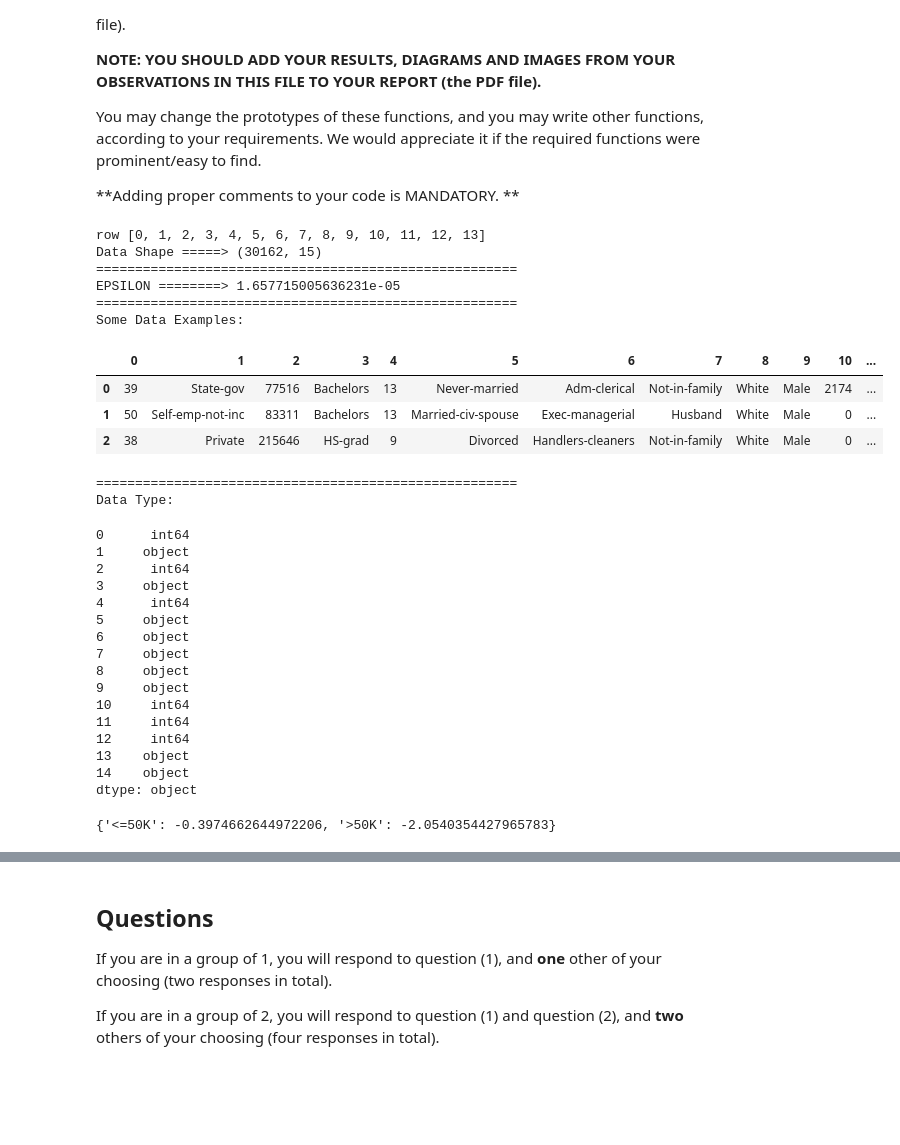
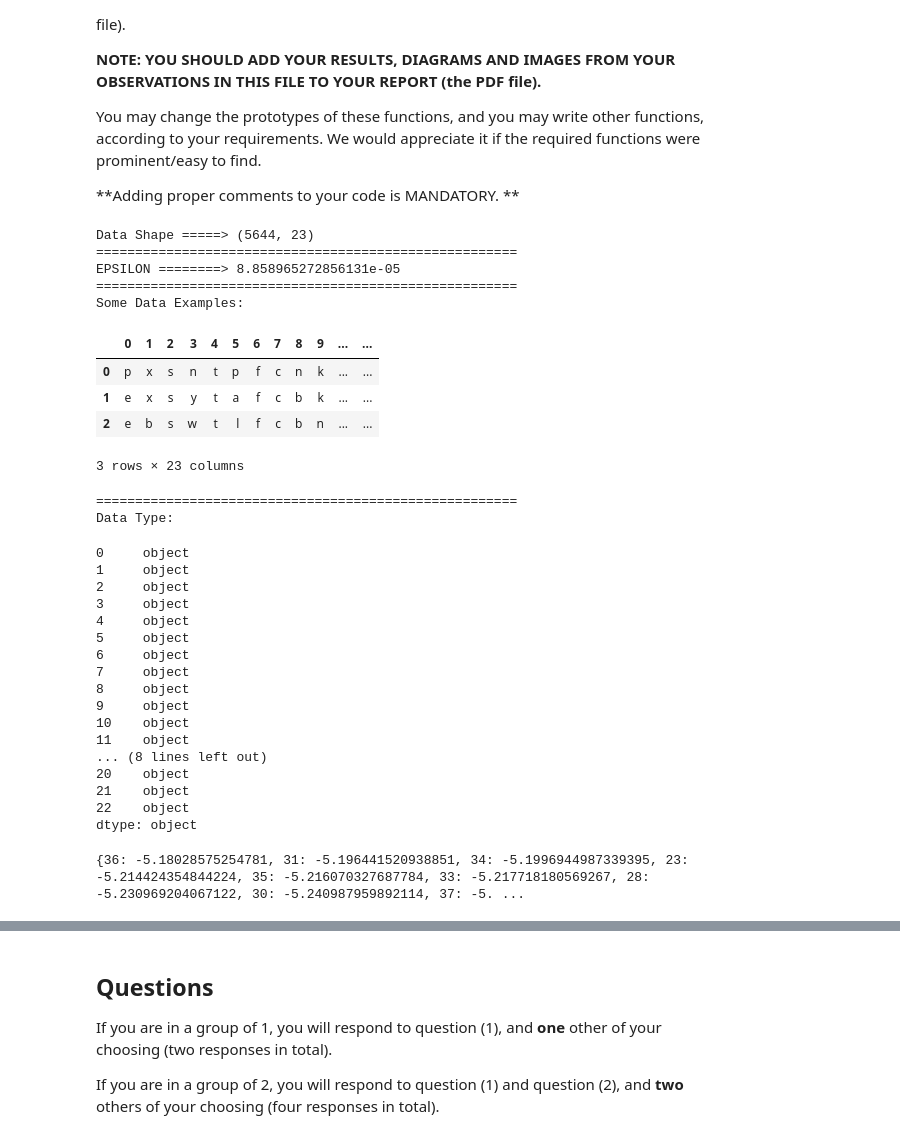
Before and after one commit to JerryMu/Naive-Bayes, a Jupyter notebook: assignment1.ipynb, the cells around one changed output, grey strips where cells are left out. Saved outputs shown, nothing was run; the diff lists cells and outputs as text; code cells hidden in the pictures; blank space fills up the shorter version.

```diff
--- a/assignment1.ipynb
+++ b/assignment1.ipynb
@@ -61,68 +61,68 @@ def preprocess(df, missing_values):
 
 #  Enter dataset here
 missing_values = '?'
-train_data = preprocess(adult, missing_values)
+train_data = preprocess(mushroom, missing_values)
 
 '''
     datasets_types can be
     NOMINAL: NOMINAL ATTRIBUTES DATASETS,
     NUMERIC: NUMERIC ATTRIBUTES DATASETS,
     ORDINAL: ORDINAL ATTRIBUTES DATASETS,
     MIX: DATASETS WITH A MIX OF ATTRIBUTE TYPES
 '''
-datasets_types = "MIX"
+datasets_types = "NOMINAL"
 
 # 0 represents nomianl, 1 represents ordinal, 2 represents numeric
 feature_types = [2, 0, 2, 1, 1, 0, 0, 0, 0, 0, 2, 2, 2, 0]
-class_column = 14
+class_column = 0
 EPSILON = 1/(2*train_data.shape[0])
 
 # 分开label和数据
 label = train_data.iloc[:,class_column]
 train_set = train_data.drop(columns=class_column)
 
-feature_rows = list(train_set.columns)
+feature_columns = list(train_set.columns)
 
-print("row",feature_rows)
 # Show some useful information about the data
 print("Data Shape =====>", train_data.shape)
 print("======================================================")
 print("EPSILON ========>", EPSILON)
 print("======================================================")
 print("Some Data Examples:")
 display(train_data.head(3))
 print("======================================================")
 print("Data Type:")
 display(train_data.dtypes)
 # %% [output]
-row [0, 1, 2, 3, 4, 5, 6, 7, 8, 9, 10, 11, 12, 13]
-Data Shape =====> (30162, 15)
+Data Shape =====> (5644, 23)
 ======================================================
-EPSILON ========> 1.657715005636231e-05
+EPSILON ========> 8.858965272856131e-05
 ======================================================
 Some Data Examples:
-|  | 0 | 1 | 2 | 3 | 4 | 5 | 6 | 7 | 8 | 9 | 10 | ... |
-| 0 | 39 | State-gov | 77516 | Bachelors | 13 | Never-married | Adm-clerical | Not-in-family | White | Male | 2174 | ... |
-| 1 | 50 | Self-emp-not-inc | 83311 | Bachelors | 13 | Married-civ-spouse | Exec-managerial | Husband | White | Male | 0 | ... |
-| 2 | 38 | Private | 215646 | HS-grad | 9 | Divorced | Handlers-cleaners | Not-in-family | White | Male | 0 | ... |
+|  | 0 | 1 | 2 | 3 | 4 | 5 | 6 | 7 | 8 | 9 | ... | ... |
+| 0 | p | x | s | n | t | p | f | c | n | k | ... | ... |
+| 1 | e | x | s | y | t | a | f | c | b | k | ... | ... |
+| 2 | e | b | s | w | t | l | f | c | b | n | ... | ... |
-======================================================
-Data Type:
+3 rows × 23 columns
-0      int64
-1     object
-2      int64
-3     object
-4      int64
-5     object
-6     object
-7     object
-8     object
-9     object
-10     int64
-11     int64
-12     int64
-13    object
-14    object
-dtype: object
+======================================================
+Data Type:
+0     object
+1     object
+2     object
+3     object
+4     object
+5     object
+6     object
+7     object
+8     object
+9     object
+10    object
+11    object
+... (8 lines left out)
+20    object
+21    object
+22    object
+dtype: object
 # %%
 #calculate prior
 def find_nominal_prob(class_column):
@@ -145,7 +145,7 @@ def nominal_prob(series,denom,n_keys,k=0):
 # Calculate prior
 print(find_nominal_prob(adult[class_column]))
 # %% [output]
-{'<=50K': -0.3974662644972206, '>50K': -2.0540354427965783}
+{36: -5.18028575254781, 31: -5.196441520938851, 34: -5.1996944987339395, 23: -5.214424354844224, 35: -5.216070327687784, 33: -5.217718180569267, 28: -5.230969204067122, 30: -5.240987959892114, 37: -5. ...
 # %%
 def find_nominal_llh(attributes, llh_dict, data, feature_row):
     all_feature = data[feature_row].value_counts()
```
Also changed, not shown: parts of 13 cells of this notebook, 2 other files.
